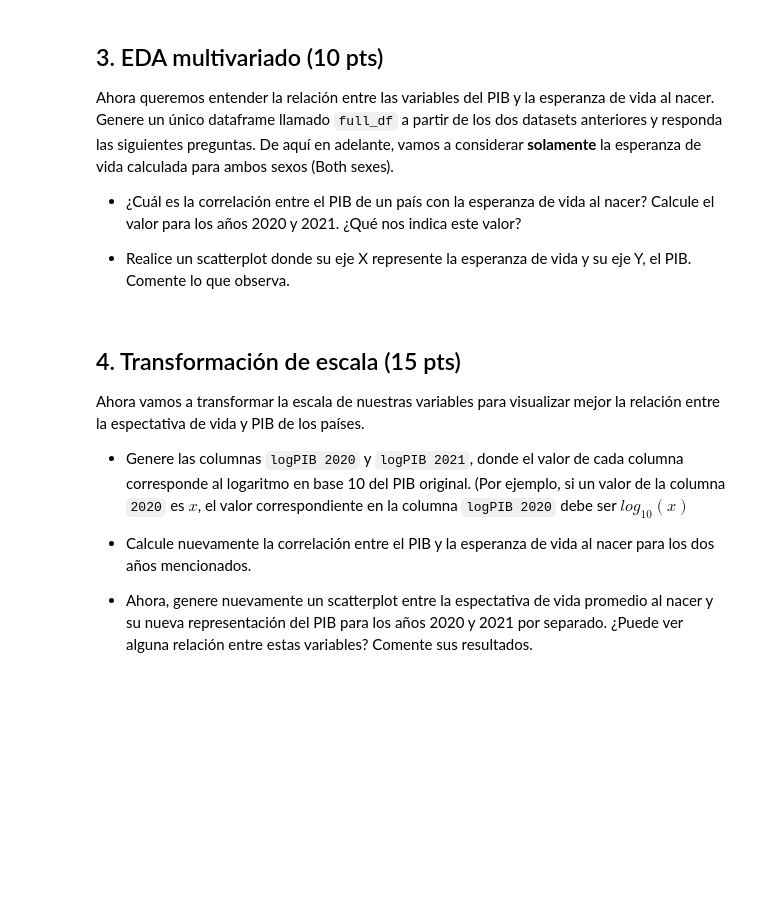
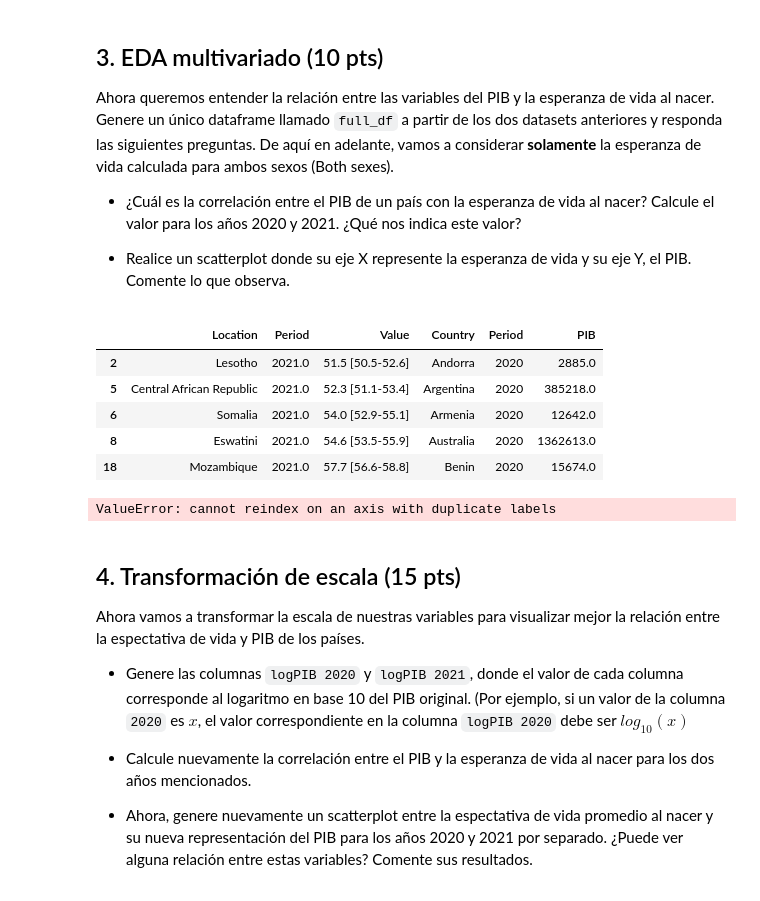
Before and after one commit to GadzuGB1991/IMT2200-Gaspar-Yanez, a Jupyter notebook: Interrogaciones/I2/IMT2200 - I2_2025.ipynb, the cells around one changed output. Cells and saved outputs as stored; diff of their text form; code cells hidden in the pictures; blank space fills up the shorter version.

```diff
--- a/Interrogaciones/I2/IMT2200 - I2_2025.ipynb
+++ b/Interrogaciones/I2/IMT2200 - I2_2025.ipynb
@@ -190,4 +190,4 @@ Podrá haber notado que la columna `Value` es un string de formato `n1 [n2-n3]`,
 # respuestas
 
 
-life_df['Value'] = life_df['Value'].str.split(' ').str[0].astype(float)
+life_dfa['Value'] = life_df['Value'].str.split(' ').str[0].astype(float)
@@ -445,7 +451,34 @@ Ahora queremos entender la relación entre las variables del PIB y la esperanza
 
 * Realice un scatterplot donde su eje X represente la esperanza de vida y su eje Y, el PIB. Comente lo que observa.
 # %%
+# respuestas Ahora queremos entender la relación entre las variables del PIB y la esperanza de vida al nacer. Genere un único dataframe llamado `full_df` a partir de los dos datasets anteriores y responda las siguientes preguntas. De aquí en adelante, vamos a considerar **solamente** la esperanza de vida calculada para ambos sexos (Both sexes).
+
+#¿Cuál es la correlación entre el PIB de un país con la esperanza de vida al nacer? Calcule el valor para los años 2020 y 2021. ¿Qué nos indica este valor?
+
+#Realice un scatterplot donde su eje X represente la esperanza de vida y su eje Y, el PIB. Comente lo que observa.
+
 # respuestas
+full_df = pd.concat([
+    life_df[life_df['Dim1'] == 'Both sexes'][['Location', 'Period', 'Value']],
+    pib_df.melt(id_vars=['Country'], value_vars=['2020', '2021'], var_name='Period', value_name='PIB')
+], axis=1)
+
+full_df = full_df.dropna(subset=['Value', 'PIB'])
+full_df.drop_duplicates(inplace=True)
+# %%
+full_df.head()
+# %% [output]
+|  | Location | Period | Value | Country | Period | PIB |
+| 2 | Lesotho | 2021.0 | 51.5 [50.5-52.6] | Andorra | 2020 | 2885.0 |
+| 5 | Central African Republic | 2021.0 | 52.3 [51.1-53.4] | Argentina | 2020 | 385218.0 |
+| 6 | Somalia | 2021.0 | 54.0 [52.9-55.1] | Armenia | 2020 | 12642.0 |
+| 8 | Eswatini | 2021.0 | 54.6 [53.5-55.9] | Australia | 2020 | 1362613.0 |
+| 18 | Mozambique | 2021.0 | 57.7 [56.6-58.8] | Benin | 2020 | 15674.0 |
+# %%
+##¿Cuál es la correlación entre el PIB de un país con la esperanza de vida al nacer? Calcule el valor para los años 2020 y 2021. ¿Qué nos indica este valor?
+for year in ['2020', '2021']:
+# %% [output]
+ValueError: cannot reindex on an axis with duplicate labels
 # %% [markdown]
 ## 4. Transformación de escala (15 pts)
 
```
Also changed, not shown: parts of 14 cells of this notebook.
